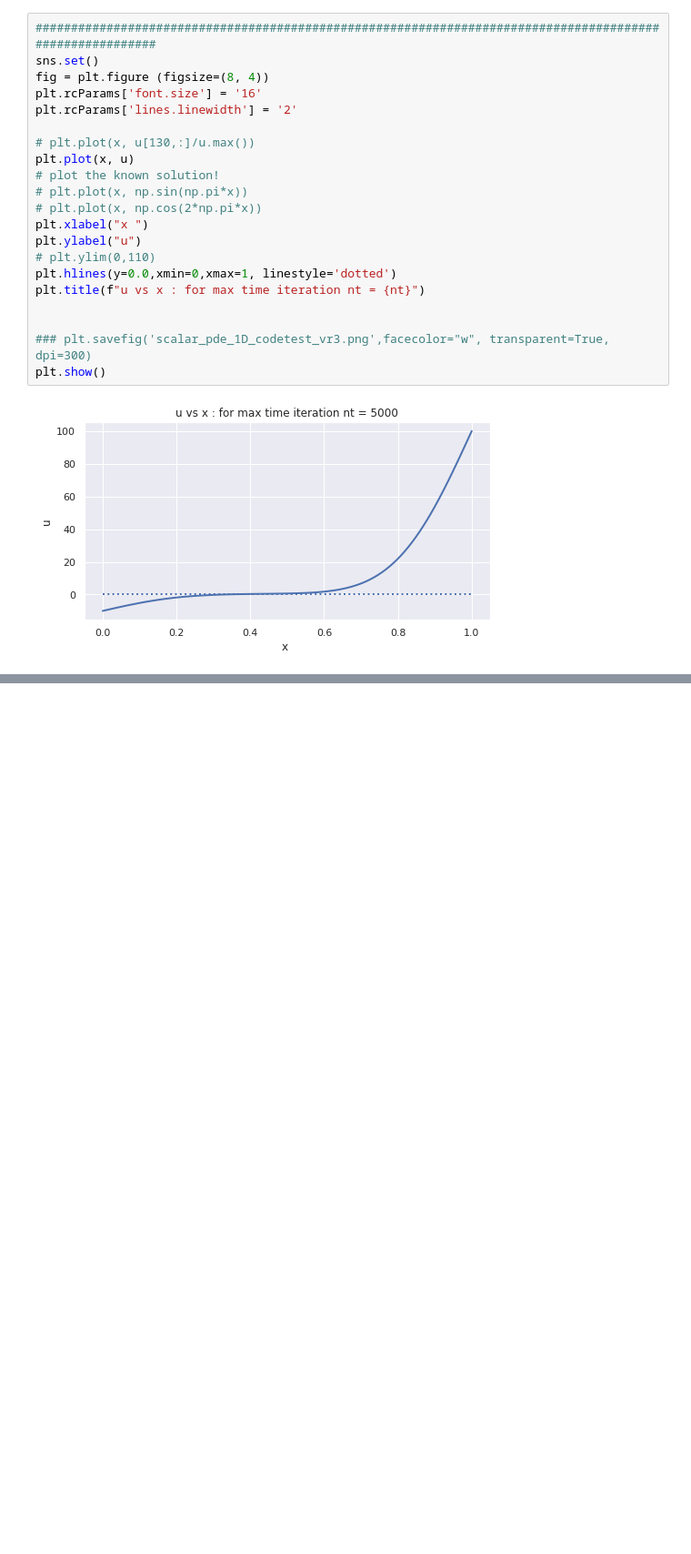
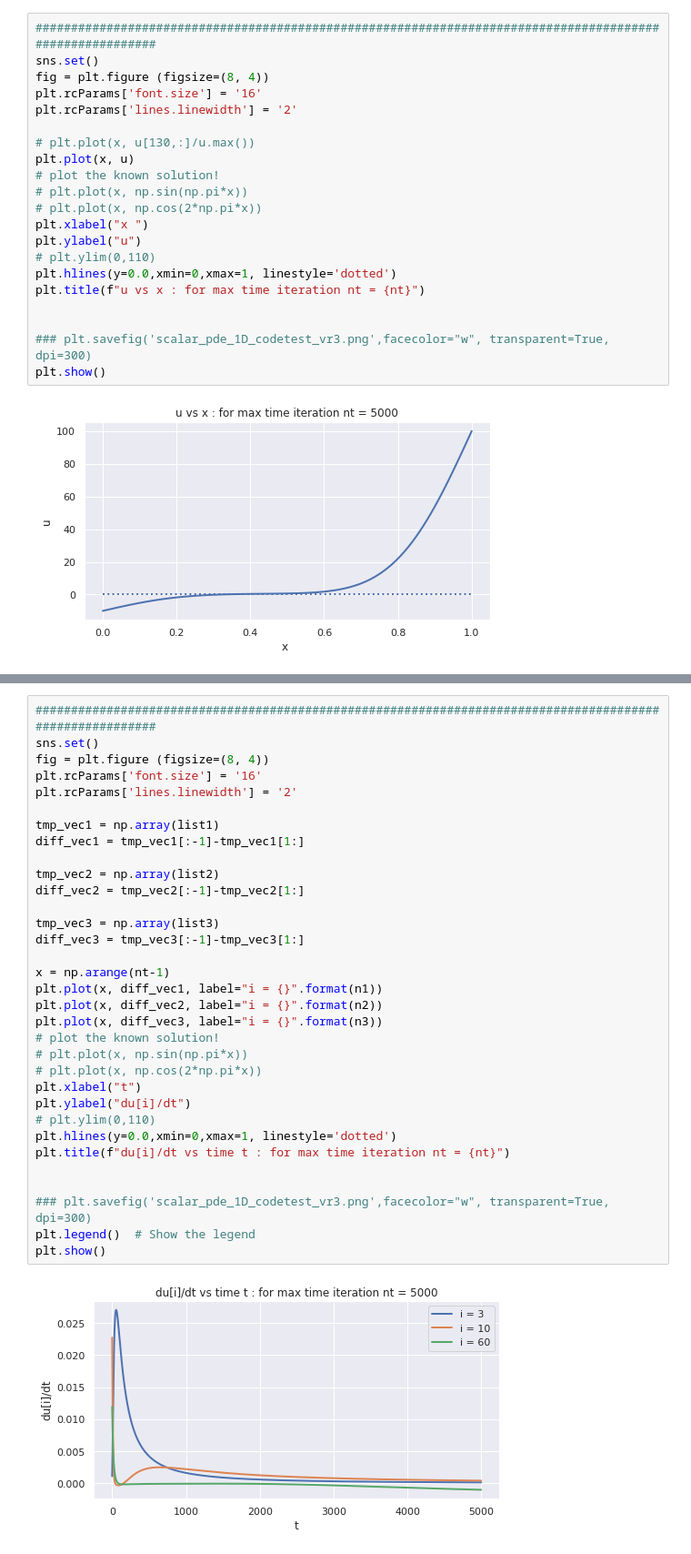
Before and after one commit to kunduan2/Solve_PDE_Heat_quation_1D, a Jupyter notebook: scalar_pde_or_heat_equation_1D_vr2.ipynb, the cells around one changed output, grey strips where cells are left out. Shown: that part at 91% size. Saved outputs shown, nothing was run; the diff lists cells and outputs as text; blank space fills up the shorter version.

```diff
--- a/scalar_pde_or_heat_equation_1D_vr2.ipynb
+++ b/scalar_pde_or_heat_equation_1D_vr2.ipynb
@@ -128,0 +129,35 @@ plt.show()
+# %%
+#########################################################################################################
+sns.set()
+fig = plt.figure (figsize=(8, 4))
+plt.rcParams['font.size'] = '16'
+plt.rcParams['lines.linewidth'] = '2'
+
+tmp_vec1 = np.array(list1)
+diff_vec1 = tmp_vec1[:-1]-tmp_vec1[1:]
+
+tmp_vec2 = np.array(list2)
+diff_vec2 = tmp_vec2[:-1]-tmp_vec2[1:]
+
+tmp_vec3 = np.array(list3)
+diff_vec3 = tmp_vec3[:-1]-tmp_vec3[1:]
+
+x = np.arange(nt-1)
+plt.plot(x, diff_vec1, label="i = {}".format(n1))
+plt.plot(x, diff_vec2, label="i = {}".format(n2))
+plt.plot(x, diff_vec3, label="i = {}".format(n3))
+# plot the known solution!
+# plt.plot(x, np.sin(np.pi*x))
+# plt.plot(x, np.cos(2*np.pi*x))
+plt.xlabel("t")
+plt.ylabel("du[i]/dt")
+# plt.ylim(0,110)
+plt.hlines(y=0.0,xmin=0,xmax=1, linestyle='dotted')
+plt.title(f"du[i]/dt vs time t : for max time iteration nt = {nt}")
+
+
+### plt.savefig('scalar_pde_1D_codetest_vr3.png',facecolor="w", transparent=True, dpi=300)
+plt.legend()  # Show the legend
+plt.show()
+# %% [output]
+[figure, added]
```
Also changed, not shown: parts of 1 cell of this notebook.
